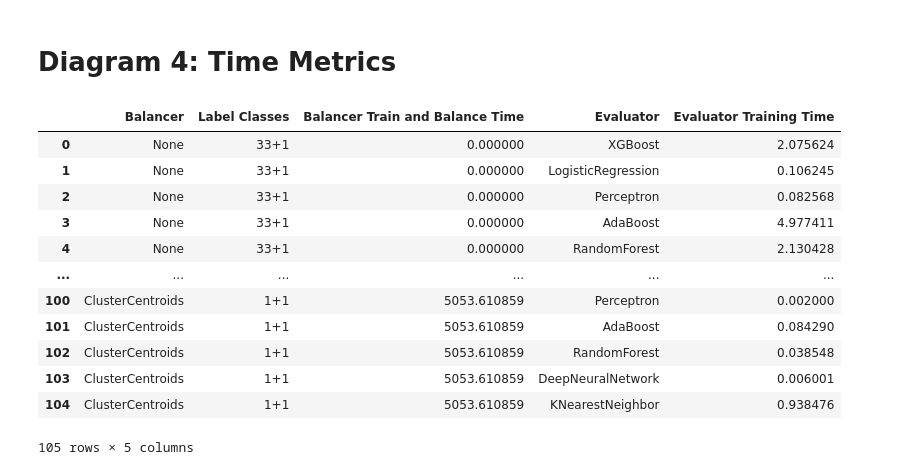
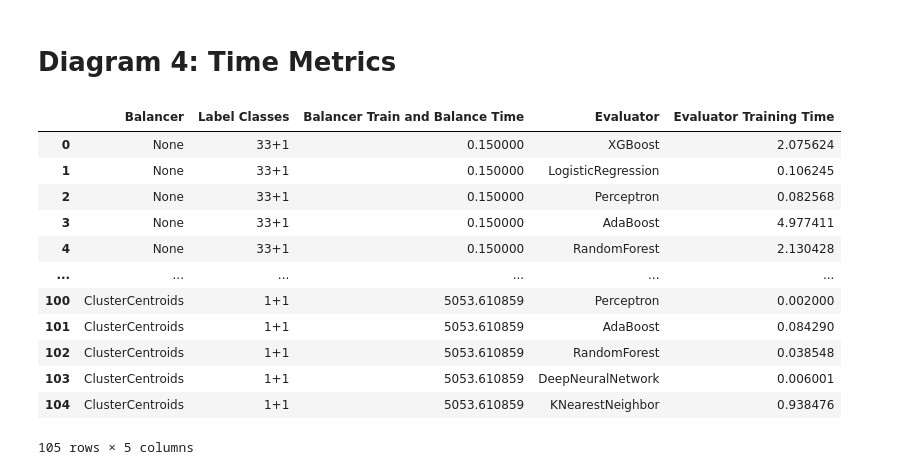
Before and after one commit to Keko787/Generating-a-Balanced-IoT-Cyber-Attack-Dataset-with-GAN-COIL-Collaboration-, a Jupyter notebook: graphs/results.ipynb, the cells around one changed output. Cells and saved outputs as stored; diff of their text form; code cells hidden in the pictures.

```diff
--- a/graphs/results.ipynb
+++ b/graphs/results.ipynb
@@ -168,34 +168,34 @@ for label_class in ['33+1', '7+1', '1+1']:
 # %%
 sampler_metrics = pd.read_json(sampler_metrics_rel_loc, orient='index')
 sampler_metrics.rename(columns={'Sampler': 'Balancer', 'Test Duration': 'Balancer Train and Balance Time'}, inplace=True)
 
 sampler_evaluator_metrics = pd.read_json(sampling_evaluator_metrics_rel_loc, orient='index')
 sampler_evaluator_metrics.drop(['Accuracy', 'Precision', 'Recall', 'F1'], axis=1, inplace=True)
 sampler_evaluator_metrics.rename(columns={'Sampler': 'Balancer', 'Test Duration': 'Evaluator Training Time'}, inplace=True)
 
 time_metrics = pd.merge(sampler_metrics, sampler_evaluator_metrics, how='right')
 
 # Unbalanced dataset trained evaluators have no balancer fit_transform time data.
-# If we want to remove unbalanced data from the plot that's fine, but for now I'll say its 0.0 sec
-time_metrics['Balancer Train and Balance Time'] = time_metrics['Balancer Train and Balance Time'].fillna(0)
+# If we want to remove unbalanced data from the plot that's fine, but for now I'll say its 0.15 sec, since log(0) = undefined
+time_metrics['Balancer Train and Balance Time'] = time_metrics['Balancer Train and Balance Time'].fillna(0.15)
 
 # Add GAN metrics when available
 # Don't forget to make GAN dataframe formats match sampler dataframe formats
 if gan_metrics_rel_loc and gan_evaluator_metrics_rel_loc:
     gan_metrics = pd.read_json(gan_metrics_rel_loc,orient='index')
     gan_evaluator_metrics = pd.read_json(gan_evaluator_metrics_rel_loc,orient='index')
     all_gan_metrics = pd.merge(gan_metrics, gan_evaluator_metrics, how='right')
     all_time_metrics = pd.concat([time_metrics, all_gan_metrics], axis=1)
 
 
 time_metrics
 # %% [output]
 |  | Balancer | Label Classes | Balancer Train and Balance Time | Evaluator | Evaluator Training Time |
-| 0 | None | 33+1 | 0.000000 | XGBoost | 2.075624 |
-| 1 | None | 33+1 | 0.000000 | LogisticRegression | 0.106245 |
-| 2 | None | 33+1 | 0.000000 | Perceptron | 0.082568 |
-| 3 | None | 33+1 | 0.000000 | AdaBoost | 4.977411 |
-| 4 | None | 33+1 | 0.000000 | RandomForest | 2.130428 |
+| 0 | None | 33+1 | 0.150000 | XGBoost | 2.075624 |
+| 1 | None | 33+1 | 0.150000 | LogisticRegression | 0.106245 |
+| 2 | None | 33+1 | 0.150000 | Perceptron | 0.082568 |
+| 3 | None | 33+1 | 0.150000 | AdaBoost | 4.977411 |
+| 4 | None | 33+1 | 0.150000 | RandomForest | 2.130428 |
 | ... | ... | ... | ... | ... | ... |
 | 100 | ClusterCentroids | 1+1 | 5053.610859 | Perceptron | 0.002000 |
 | 101 | ClusterCentroids | 1+1 | 5053.610859 | AdaBoost | 0.084290 |
```
Also changed, not shown: parts of 1 cell of this notebook.
